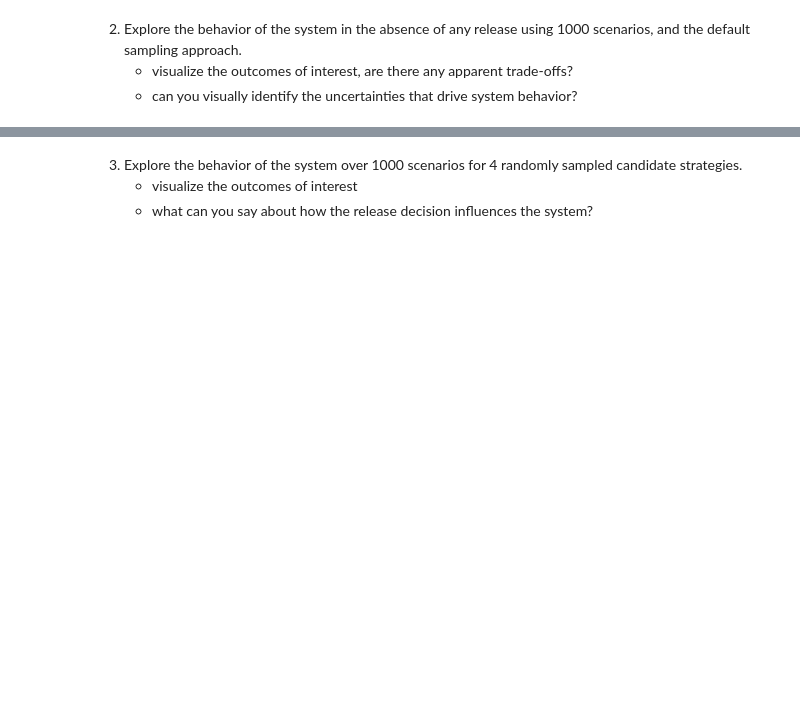
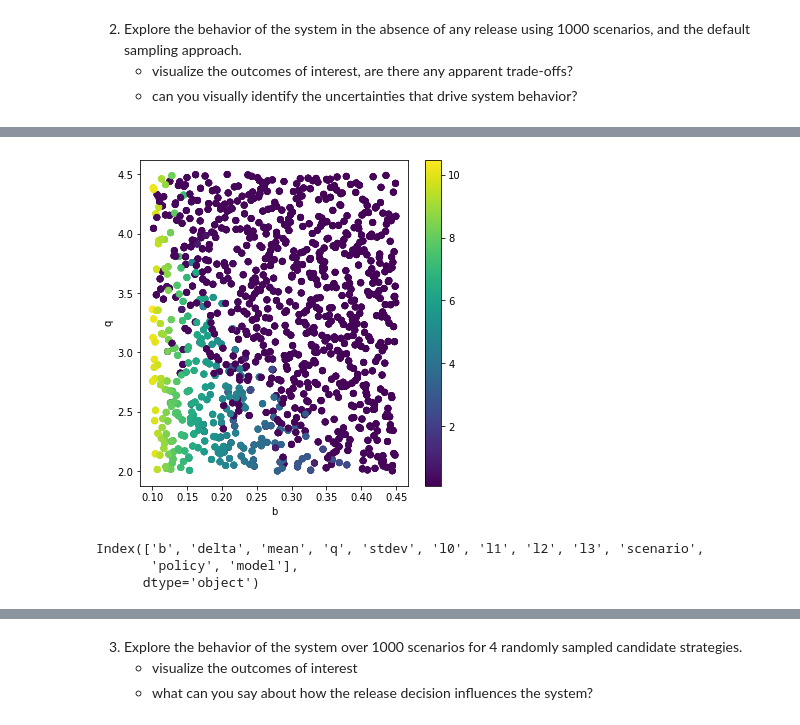
Before and after one commit to lnicoletti/EPA1361-G21, a Jupyter notebook: epa1361_open/Week 1-2 - general intro to exploratory modelling/assignment 2 - lakemodel.ipynb, the cells around one changed output, grey strips where cells are left out. Saved outputs shown, nothing was run; the diff lists cells and outputs as text; code cells hidden in the pictures; blank space fills up the shorter version.

```diff
--- a/epa1361_open/Week 1-2 - general intro to exploratory modelling/assignment 2 - lakemodel.ipynb
+++ b/epa1361_open/Week 1-2 - general intro to exploratory modelling/assignment 2 - lakemodel.ipynb
@@ -147,0 +159,19 @@ AttributeError: 'tuple' object has no attribute 'keys'
+# %%
+P = outcomes['max_P']
+# max_P = np.max(I, axis=1)
+
+fig, ax = plt.subplots(figsize=(6,6))
+
+sc = ax.scatter(experiments.b, experiments.q, c=P)
+plt.colorbar(sc)
+ax.set_xlabel('b')
+ax.set_ylabel('q')
+plt.show()
+# %% [output]
+[figure, added]
+# %%
+experiments.columns
+# %% [output]
+Index(['b', 'delta', 'mean', 'q', 'stdev', 'l0', 'l1', 'l2', 'l3', 'scenario',
+       'policy', 'model'],
+      dtype='object')
```
Also changed, not shown: parts of 31 cells of this notebook.
